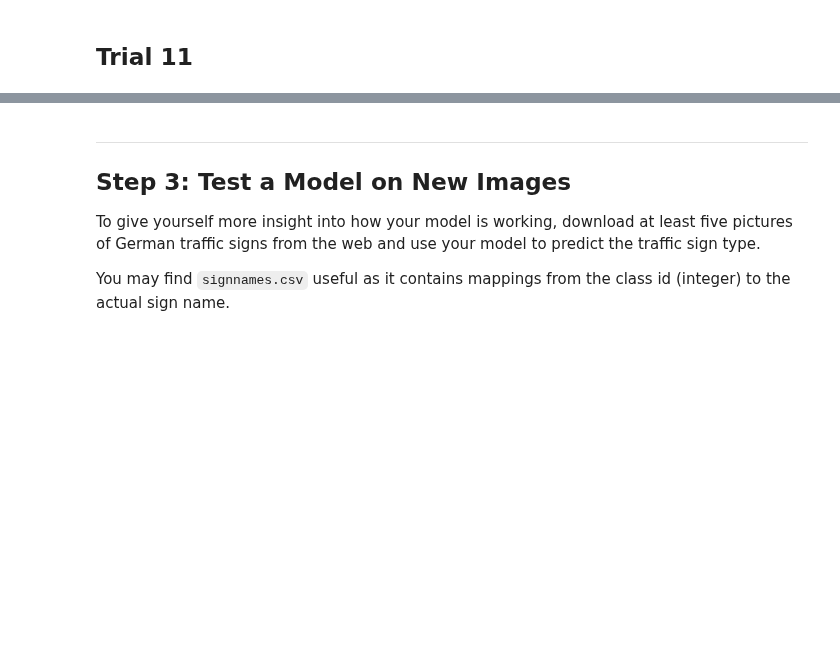
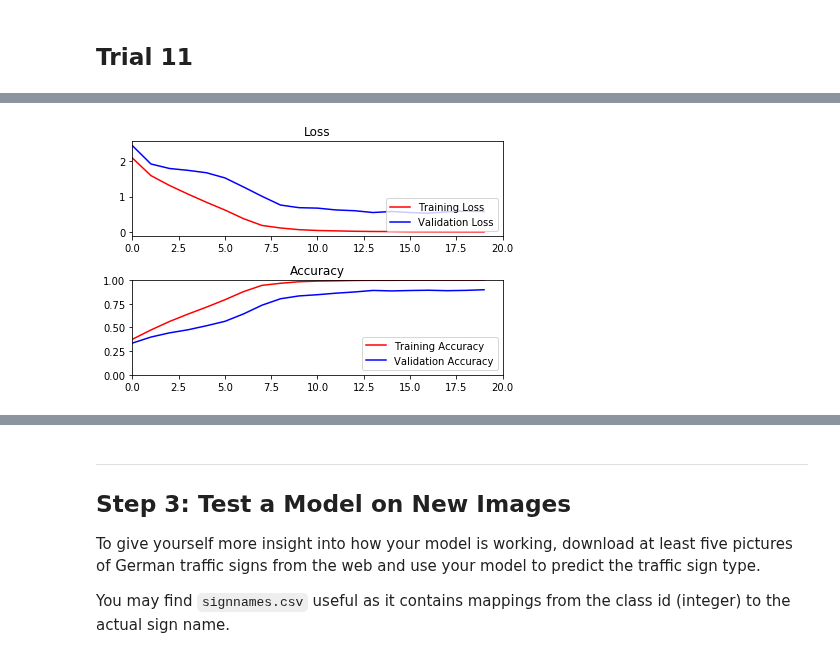
Before and after one commit to e7dud7e/carnd, a Jupyter notebook: TrafficSigns/Traffic_Sign_Classifier.ipynb, the cells around one changed output, grey strips where cells are left out. Drawn from its saved outputs; the diff is of its cells as text; code cells hidden in the pictures; blank space fills up the shorter version.

Commit message:
feat: trial 13 reaches 93pc validation accuracy using original data without data transformation.

```diff
--- a/TrafficSigns/Traffic_Sign_Classifier.ipynb
+++ b/TrafficSigns/Traffic_Sign_Classifier.ipynb
@@ -631,19 +638,20 @@ def conv_net(x, keep_prob, is_training_flag=0):
     : is_training: set to 1 during training, 0 during testing (for batch normalization in hidden layers)
       I used an integer and translate to boolean because I had problems when passing a boolean into feed_dict
       when running a session.
-    : return: Tensor that represents logits
+    : return: Tensor that represents logitsfd
     """
     is_training = False if is_training_flag == 0 else True
 
+    '''
     #apply 1x1 filter with depth 3
     color_map = conv2d_norm(x_tensor=x,
                           conv_num_outputs=3,
                           conv_ksize=(1,1),
                           conv_strides=(1,1),
                           is_training=is_training)
-
+    '''
     # Apply convolutional layers with batch normalization, max pooling, and dropout
-    conv1 = conv2d_norm(x_tensor=color_map,
+    conv1 = conv2d_norm(x_tensor=x,
                         conv_num_outputs=32,
                         conv_ksize=(3,3),
                         conv_strides=(1,1),
@@ -654,7 +662,7 @@ def conv_net(x, keep_prob, is_training_flag=0):
                           keep_prob)
 
     conv2 = conv2d_norm(x_tensor=drop1,
-                        conv_num_outputs=64,
+                        conv_num_outputs=128,
                         conv_ksize=(3,3),
                         conv_strides=(1,1),
                         is_training=is_training)
@@ -664,7 +672,7 @@ def conv_net(x, keep_prob, is_training_flag=0):
                           keep_prob)
 
     conv3 = conv2d_norm(x_tensor=drop2,
-                        conv_num_outputs=128,
+                        conv_num_outputs=256,
                         conv_ksize=(3,3),
                         conv_strides=(1,1),
                         is_training=is_training)
@@ -676,18 +684,18 @@ def conv_net(x, keep_prob, is_training_flag=0):
     flat = flatten(x_tensor=conv3)
 
     # Fully connected layers
-    fc1 = fully_conn_norm(x_tensor=flat, num_outputs=1024, is_training=is_training)
+    fc1 = fully_conn_norm(x_tensor=flat, num_outputs=2048, is_training=is_training)
     fc1 = tf.nn.dropout(fc1, keep_prob)
 
-    fc2 = fully_conn_norm(x_tensor=fc1, num_outputs=1024, is_training=is_training)
+    fc2 = fully_conn_norm(x_tensor=fc1, num_outputs=2048, is_training=is_training)
     fc2 = tf.nn.dropout(fc2, keep_prob)
 
-    #fc3 = fully_conn_norm(x_tensor=fc2, num_outputs=1024, is_training=is_training)
-    #fc3 = tf.nn.dropout(fc3, keep_prob)
+    fc3 = fully_conn_norm(x_tensor=fc2, num_outputs=2048, is_training=is_training)
+    fc3 = tf.nn.dropout(fc3, keep_prob)
 
     # Apply an Output Layer
     #    Set this to the number of classes
-    logits = output(x_tensor=fc2, num_outputs=n_classes)
+    logits = output(x_tensor=fc3, num_outputs=n_classes)
     # Name logits Tensor, so that is can be loaded from disk after training
     logits = tf.identity(logits, name='logits')
 
@@ -954,14 +962,14 @@ def print_epoch_info(epoch, training_loss, training_accuracy, validation_loss, v
     print("\n*********************************\n")
 # %%
 def plot_loss_accuracy(epochs, training_loss_history, training_accuracy_history, validation_loss_history, validation_accuracy_history):
-    loss_plot = plt.subplot(2,1,1)
+
+    f, (loss_plot, acc_plot) = plt.subplots(2, 1, figsize=(10,8))
     loss_plot.set_title('Loss')
     loss_plot.plot(training_loss_history, 'r', label='Training Loss')
     loss_plot.plot(validation_loss_history, 'b', label='Validation Loss')
     loss_plot.set_xlim([0, epochs])
     loss_plot.legend(loc=4)
 
-    acc_plot = plt.subplot(2,1,2)
     acc_plot.set_title('Accuracy')
     acc_plot.plot(training_accuracy_history,'r', label='Training Accuracy')
     acc_plot.plot(validation_accuracy_history, 'b', label='Validation Accuracy')
@@ -1161,9 +1172,11 @@ def iterate_train_evaluate_original(epoch_start,epoch_end,
                                epoch,epoch_next,
                                batch_size,
                                training_loss_history, validation_loss_history,
-                               training_accuracy_history, validation_accuracy_history,
-                               save_model_path=save_model_path)
-
+                               training_accuracy_history, validation_accuracy_history)
+            if epoch > (epoch_end - 6):
+                saver = tf.train.Saver()
+                save_path = saver.save(session, save_model_path)
+                print('epoch {}, saved graph'.format(epoch) + save_model_path )
         plot_loss_accuracy(epoch_end, training_loss_history, training_accuracy_history, validation_loss_history, validation_accuracy_history)
         end_time = datetime.now()
         print("***************************************************")
@@ -1498,6 +1511,9 @@ Validation loss was not decreasing as rapidly as training loss in previous trial
 
 I'm going to go back to the original data set to go back to the original baseline performance.
 Originally, with 3 fully connected layers, I got around 95% validation accuracy.
+
+Here's i'm using cnn layers of size 32, 64, 128
+fc layers of 1024 and 1024 (only 2 fc layers)
 
 """
 
@@ -1509,10 +1525,8 @@ epoch_start = 1
 epoch_end = EPOCHS
 batch_size = 2048
 
-tmp_idx = 2048
-
 iterate_train_evaluate_original(epoch_start,epoch_end,
-                           X_train[:tmp_idx],y_train[:tmp_idx],
+                           X_train,y_train,
                            X_valid,y_valid,
                            batch_size,
                            save_file_prefix='model_original_data')
@@ -1536,0 +1551 @@ start time 2017-04-27 20:55:13.261146.  Training...
+[figure, added]
```
Also changed, not shown: parts of 15 cells of this notebook.
